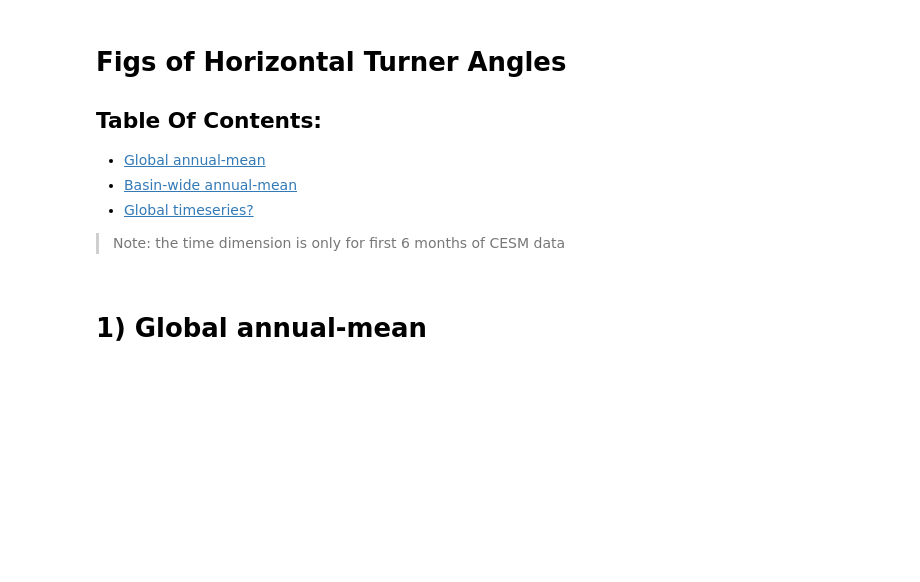
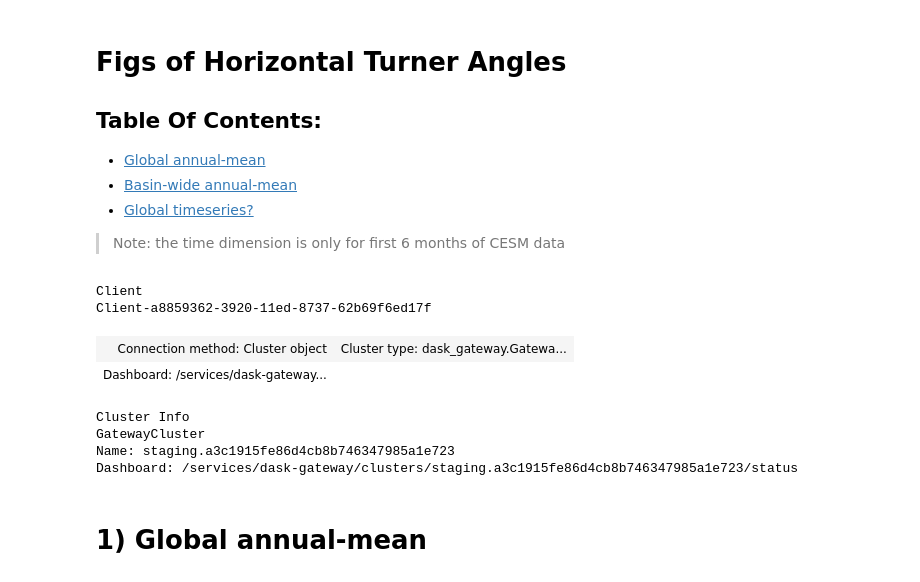
Before and after one commit to shanicetbailey/SST-gradients, a Jupyter notebook: CESM/3a_horiz_TA_figs.ipynb, the cells around one changed output. Saved outputs shown, nothing was run; the diff lists cells and outputs as text; code cells hidden in the pictures; blank space fills up the shorter version.

```diff
--- a/CESM/3a_horiz_TA_figs.ipynb
+++ b/CESM/3a_horiz_TA_figs.ipynb
@@ -29,3 +24,26 @@ ta = ta_clim.ta_clim
 # %%
 #making it go to -90,90
 ta = ta/2
+# %%
+from dask_gateway import Gateway
+gateway = Gateway()
+options = gateway.cluster_options()
+
+# set the options programatically, or through their HTML repr
+options.worker_memory = 30  # 10 GB of memory per worker.
+
+# Create a cluster with those options
+cluster = gateway.new_cluster(options)
+cluster.scale(30)
+client = cluster.get_client()
+# %%
+client
+# %% [output]
+Client
+Client-a8859362-3920-11ed-8737-62b69f6ed17f
+| Connection method: Cluster object | Cluster type: dask_gateway.Gatewa... |
+| Dashboard: /services/dask-gateway... |  |
+Cluster Info
+GatewayCluster
+Name: staging.a3c1915fe86d4cb8b746347985a1e723
+Dashboard: /services/dask-gateway/clusters/staging.a3c1915fe86d4cb8b746347985a1e723/status
```
Also changed, not shown: parts of 7 cells of this notebook.
